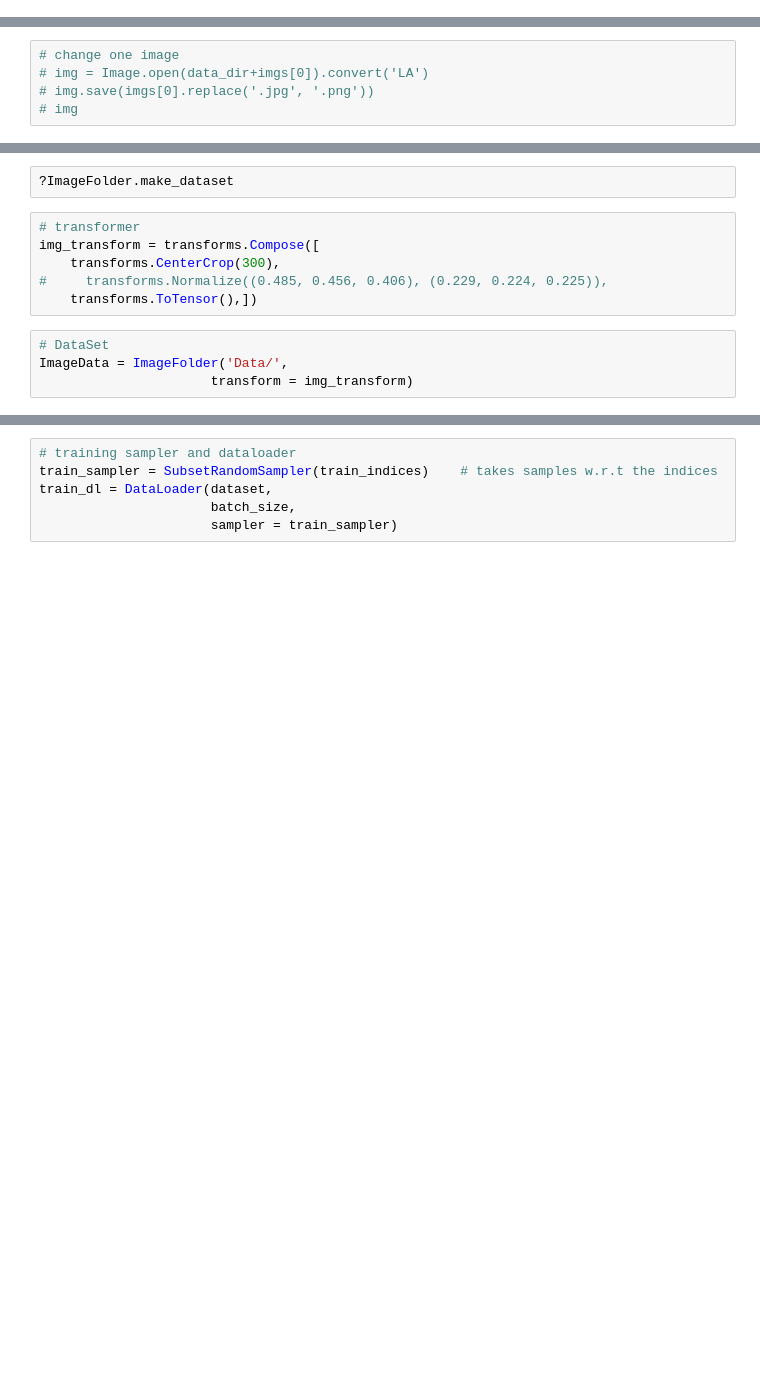
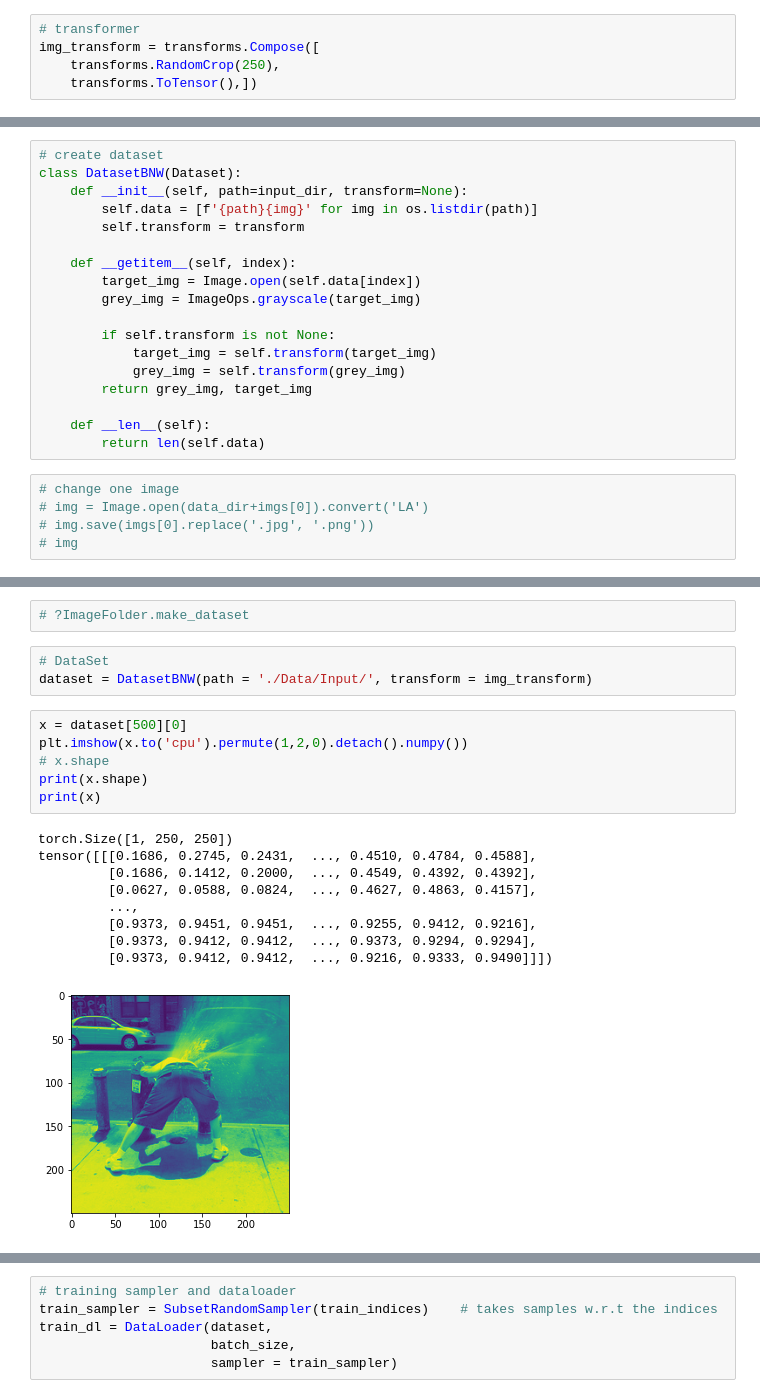
Before and after one commit to MobashyerHossain/Colorization_Model_using_unetPlusPlus_Architecture, a Jupyter notebook: colorization.ipynb, the cells around one changed output, grey strips where cells are left out. Saved outputs shown, nothing was run; the diff lists cells and outputs as text; blank space fills up the shorter version.

```diff
--- a/colorization.ipynb
+++ b/colorization.ipynb
@@ -54,0 +59,5 @@ if os.path.exists(output_dir):
+# %%
+# transformer
+img_transform = transforms.Compose([
+    transforms.RandomCrop(250),
+    transforms.ToTensor(),])
@@ -55,3 +71,21 @@ if os.path.exists(output_dir):
+# %%
+# create dataset
+class DatasetBNW(Dataset):
+    def __init__(self, path=input_dir, transform=None):
+        self.data = [f'{path}{img}' for img in os.listdir(path)]
+        self.transform = transform
+
+    def __getitem__(self, index):
+        target_img = Image.open(self.data[index])
+        grey_img = ImageOps.grayscale(target_img)
+
+        if self.transform is not None:
+            target_img = self.transform(target_img)
+            grey_img = self.transform(grey_img)
+        return grey_img, target_img
+
+    def __len__(self):
+        return len(self.data)
 # %%
 # change one image
 # img = Image.open(data_dir+imgs[0]).convert('LA')
@@ -69,14 +104,23 @@ def split_indices(n, val_pct, test_pct):
     # pick data as train[start-val], validation[val-test] and test[test-end]
     return idxs[n_test:], idxs[:n_val], idxs[n_val:n_test]
 # %%
-?ImageFolder.make_dataset
+# ?ImageFolder.make_dataset
-# %%
-# transformer
-img_transform = transforms.Compose([
-    transforms.CenterCrop(300),
-#     transforms.Normalize((0.485, 0.456, 0.406), (0.229, 0.224, 0.225)),
-    transforms.ToTensor(),])
 # %%
 # DataSet
-ImageData = ImageFolder('Data/',
-                      transform = img_transform)
+dataset = DatasetBNW(path = './Data/Input/', transform = img_transform)
+# %%
+x = dataset[500][0]
+plt.imshow(x.to('cpu').permute(1,2,0).detach().numpy())
+# x.shape
+print(x.shape)
+print(x)
+# %% [output]
+torch.Size([1, 250, 250])
+tensor([[[0.1686, 0.2745, 0.2431,  ..., 0.4510, 0.4784, 0.4588],
+         [0.1686, 0.1412, 0.2000,  ..., 0.4549, 0.4392, 0.4392],
+         [0.0627, 0.0588, 0.0824,  ..., 0.4627, 0.4863, 0.4157],
+         ...,
+         [0.9373, 0.9451, 0.9451,  ..., 0.9255, 0.9412, 0.9216],
+         [0.9373, 0.9412, 0.9412,  ..., 0.9373, 0.9294, 0.9294],
+         [0.9373, 0.9412, 0.9412,  ..., 0.9216, 0.9333, 0.9490]]])
+[figure, added]
```
Also changed, not shown: parts of 67 cells of this notebook.
